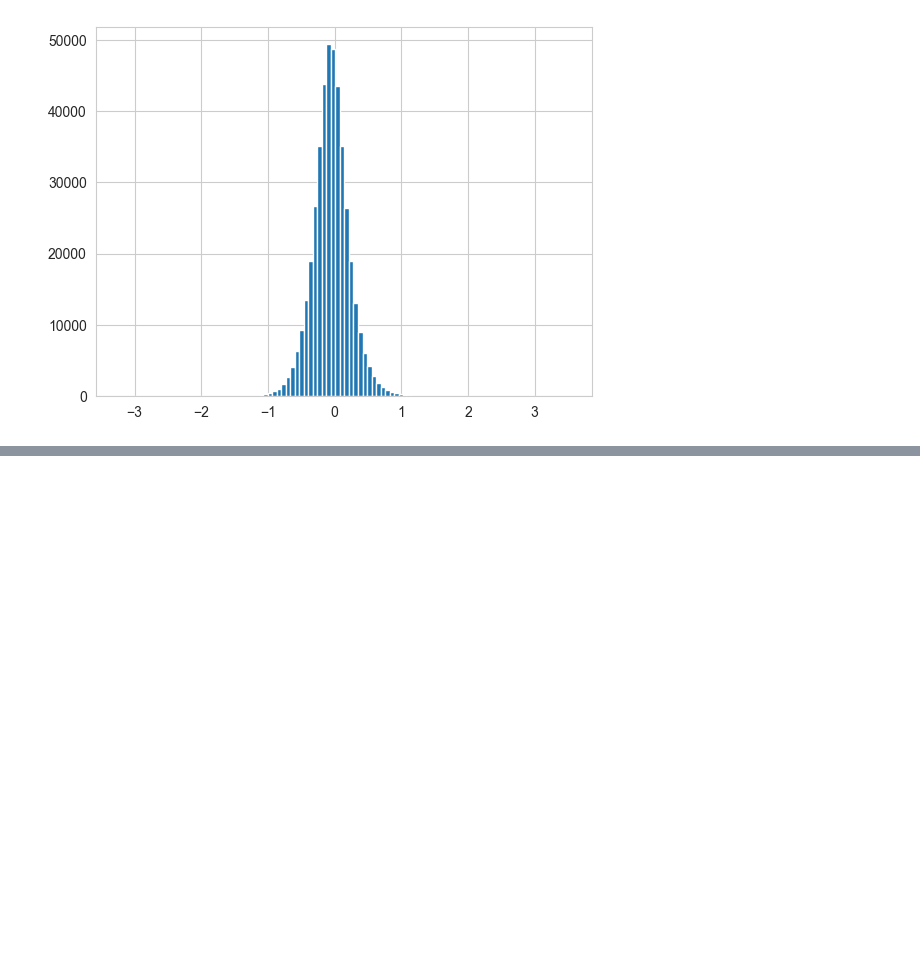
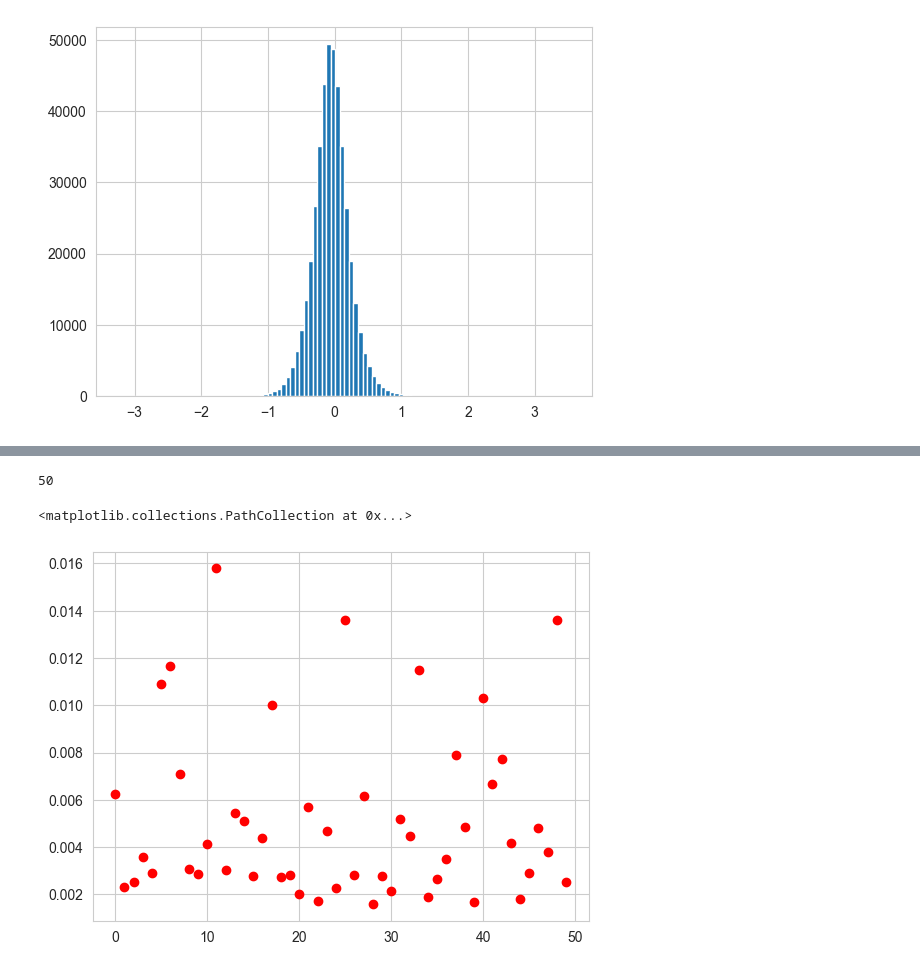
Before and after one commit to petepony/meow_meow, a Jupyter notebook: explo.ipynb, the cells around one changed output, grey strips where cells are left out. Cells and saved outputs as stored; diff of their text form; code cells hidden in the pictures; blank space fills up the shorter version.

```diff
--- a/explo.ipynb
+++ b/explo.ipynb
@@ -180,0 +90,4 @@ plt.hist(np.log(ratio), density=True, bins=100)
+# %%
+example_stock = 1
+baseline_example_stock = baseline.query("""stock_id == 1""")
+baseline_example_stock.head()
@@ -180,0 +101,9 @@ plt.hist(np.log(ratio), density=True, bins=100)
+# %%
+len(baseline_example_stock.reset_index().loc[:49, 'sigma'].values.flatten())
+# %% [output]
+50
+# %%
+plt.scatter(range(50), baseline_example_stock.reset_index().loc[:49, 'sigma'].values.flatten(), c='red')
+# %% [output]
+<matplotlib.collections.PathCollection at 0x...>
+[figure, added]
```
Also changed, not shown: parts of 35 cells of this notebook.
